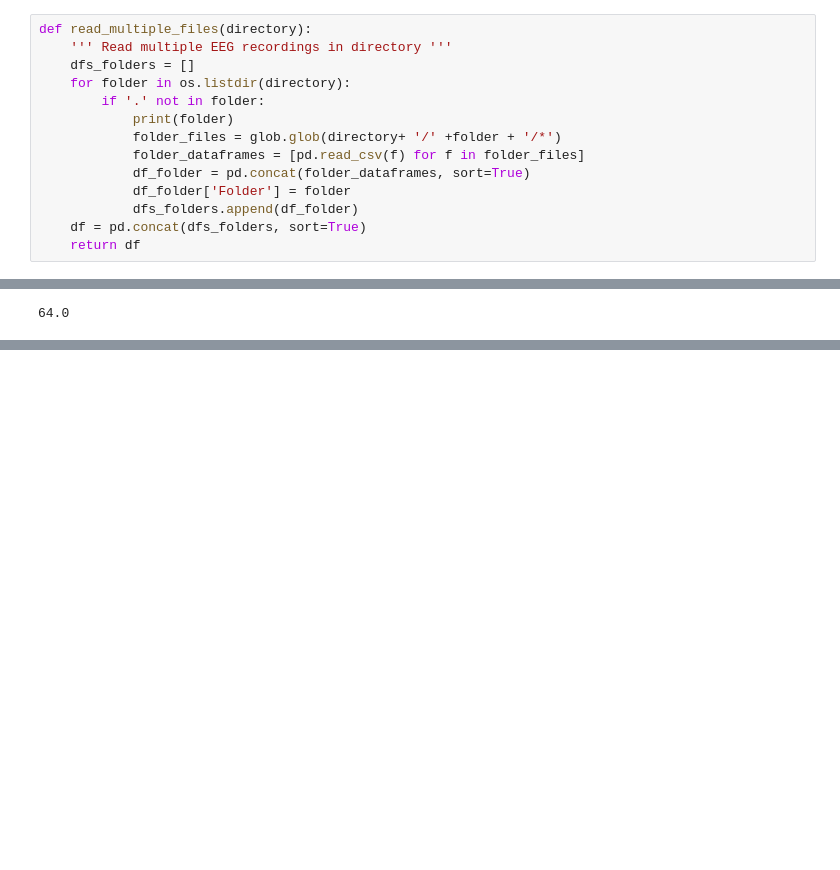
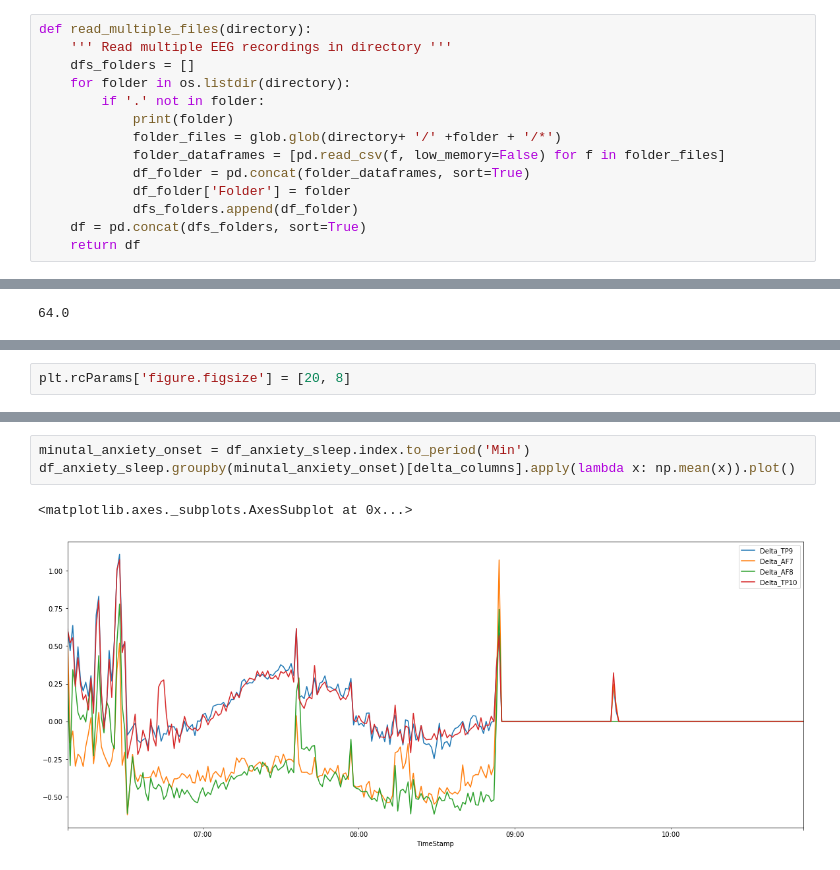
Before and after one commit to marianarf/open-mind, a Jupyter notebook: basal_anxiety_sleep_analysis.ipynb, the cells around one changed output, grey strips where cells are left out. Saved outputs shown, nothing was run; the diff lists cells and outputs as text; blank space fills up the shorter version.

```diff
--- a/basal_anxiety_sleep_analysis.ipynb
+++ b/basal_anxiety_sleep_analysis.ipynb
@@ -11,7 +17,7 @@ def read_multiple_files(directory):
         if '.' not in folder:
             print(folder)
             folder_files = glob.glob(directory+ '/' +folder + '/*')
-            folder_dataframes = [pd.read_csv(f) for f in folder_files]
+            folder_dataframes = [pd.read_csv(f, low_memory=False) for f in folder_files]
             df_folder = pd.concat(folder_dataframes, sort=True)
             df_folder['Folder'] = folder
             dfs_folders.append(df_folder)
@@ -224,0 +121,2 @@ rho3 # sleep
+# %%
+plt.rcParams['figure.figsize'] = [20, 8]
@@ -224,0 +139,6 @@ rho3 # sleep
+# %%
+minutal_anxiety_onset = df_anxiety_sleep.index.to_period('Min')
+df_anxiety_sleep.groupby(minutal_anxiety_onset)[delta_columns].apply(lambda x: np.mean(x)).plot()
+# %% [output]
+<matplotlib.axes._subplots.AxesSubplot at 0x...>
+[figure, added]
```
Also changed, not shown: parts of 64 cells of this notebook, 4 other files.
